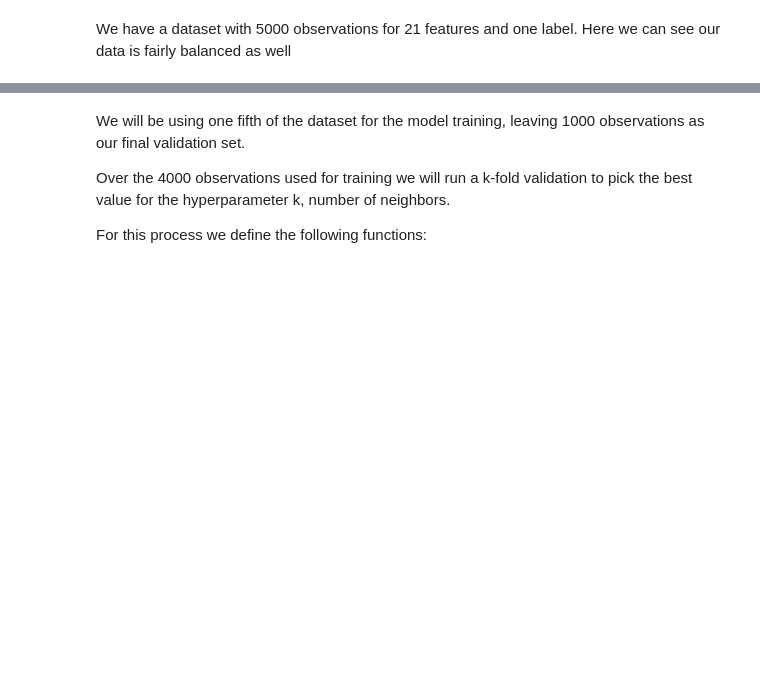
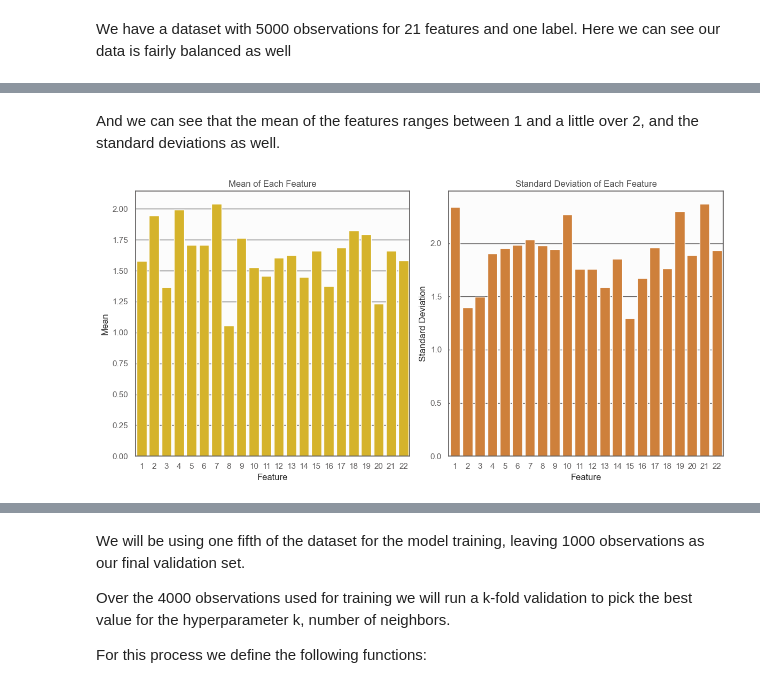
Before and after one commit to ChelsyMena/knn-implementation, a Jupyter notebook: main.ipynb, the cells around one changed output, grey strips where cells are left out. Drawn from its saved outputs; the diff is of its cells as text; code cells hidden in the pictures; blank space fills up the shorter version.

```diff
--- a/main.ipynb
+++ b/main.ipynb
@@ -84,0 +105,22 @@ plt.show()
+# %% [markdown]
+And we can see that the mean of the features ranges between 1 and a little over 2, and the standard deviations as well.
+# %%
+means = [np.mean(data[i]) for i in range(data.shape[1])]
+stdevs = [np.std(data[i]) for i in range(data.shape[1])]
+
+fig, axes = plt.subplots(1, 2, figsize=(12, 6))
+
+sns.barplot(x=list(range(1, len(means)+1)), y=means, ax=axes[0], color=palette[2])
+axes[0].set_title("Mean of Each Feature")
+axes[0].set_xlabel("Feature")
+axes[0].set_ylabel("Mean")
+
+sns.barplot(x=list(range(1, len(stdevs)+1)), y=stdevs, ax=axes[1], color=palette[3])
+axes[1].set_title("Standard Deviation of Each Feature")
+axes[1].set_xlabel("Feature")
+axes[1].set_ylabel("Standard Deviation")
+
+plt.tight_layout()
+plt.show()
+# %% [output]
+[figure, added]
```
Also changed, not shown: parts of 29 cells of this notebook, 6 other files.
